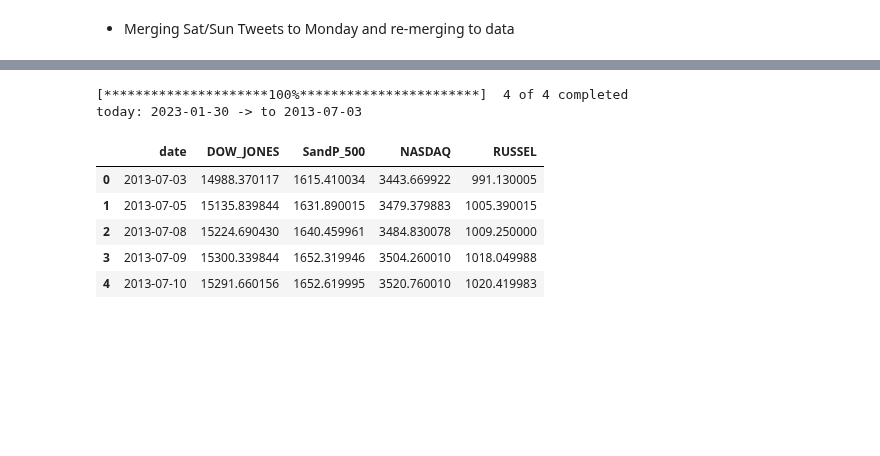
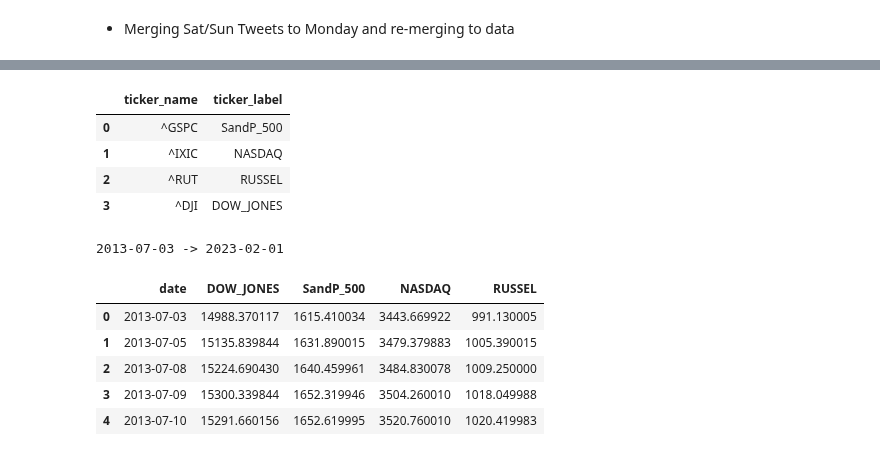
Before and after one commit to KeatonSpiller/Sentiment_Analysis, a Jupyter notebook: Stock_Market/notebooks/TwitterBot.ipynb, the cells around one changed output, grey strips where cells are left out. Saved outputs shown, nothing was run; the diff lists cells and outputs as text; code cells hidden in the pictures; blank space fills up the shorter version.

```diff
--- a/Stock_Market/notebooks/TwitterBot.ipynb
+++ b/Stock_Market/notebooks/TwitterBot.ipynb
@@ -306,27 +299,33 @@ df_wide.head(5)
+# %%
+with open(os.path.normpath(os.getcwd() + '/Stock_Market/ticker_list/ticker_list.xlsx'), 'rb') as f:
+    ticker_df = pd.read_excel(f, sheet_name='ticker_sheet')
+    ticker_df = ticker_df.where(pd.notnull(ticker_df), '')
+    f.close()
+ticker_df
+# %% [output]
+|  | ticker_name | ticker_label |
+| 0 | ^GSPC | SandP_500 |
+| 1 | ^IXIC | NASDAQ |
+| 2 | ^RUT | RUSSEL |
+| 3 | ^DJI | DOW_JONES |
 # %%
 # downloding index fund's or stock tickers  #.resample('D').ffill()
 how_far_back = df_wide.index.min().date()
 today = date.today()
+column_names = dict(zip(ticker_df.ticker_name, ticker_df.ticker_label))
+column_names['Date']='date'
+stock_list = list(ticker_df.ticker_name)
+stock_str = ' '.join( stock_list )
 
-stock_list = ['^GSPC', '^IXIC', '^DJI', '^RUT']
-stock_str = ' '.join( stock_list )
-index_funds_df = yf.download(stock_str, how_far_back, today, interval = '1d')['Close'].reset_index('Date').rename(columns= {'Date':'date',
-                                                                                                        '^GSPC': 'SandP_500',
-                                                                                                        '^IXIC': 'NASDAQ',
-                                                                                                        '^RUT': 'RUSSEL',
-                                                                                                         '^DJI': 'DOW_JONES'})
-index_funds_df
-convert_dict = {'date': 'datetime64[ns]',
-                'SandP_500': 'float64',
-                'NASDAQ':'float64',
-                'DOW_JONES': 'float64',
-                'RUSSEL': 'float64'}
+index_funds_df = yf.download(stock_str, how_far_back, today, interval = '1d', progress=False)['Close'].reset_index('Date').rename(columns=column_names)
+
+convert_dict = dict(zip(ticker_df.ticker_label, ['float64']*len(ticker_df.ticker_label)))
+convert_dict['date'] = 'datetime64[ns]'
 index_funds_df = index_funds_df.astype(convert_dict)
 
-print(f'today: {today} -> to {how_far_back}')
+print(f'{how_far_back} -> {today}')
 # %% [output]
-[*********************100%***********************]  4 of 4 completed
-today: 2023-01-30 -> to 2013-07-03
+2013-07-03 -> 2023-02-01
 # %%
 path_index_funds_merge = f'../Sentiment_Analysis/Stock_Market/data/merge/all_merged_index_funds' # Create Folders
 if not os.path.exists(path_index_funds_merge):
```
Also changed, not shown: parts of 26 cells of this notebook, 4 other files.
